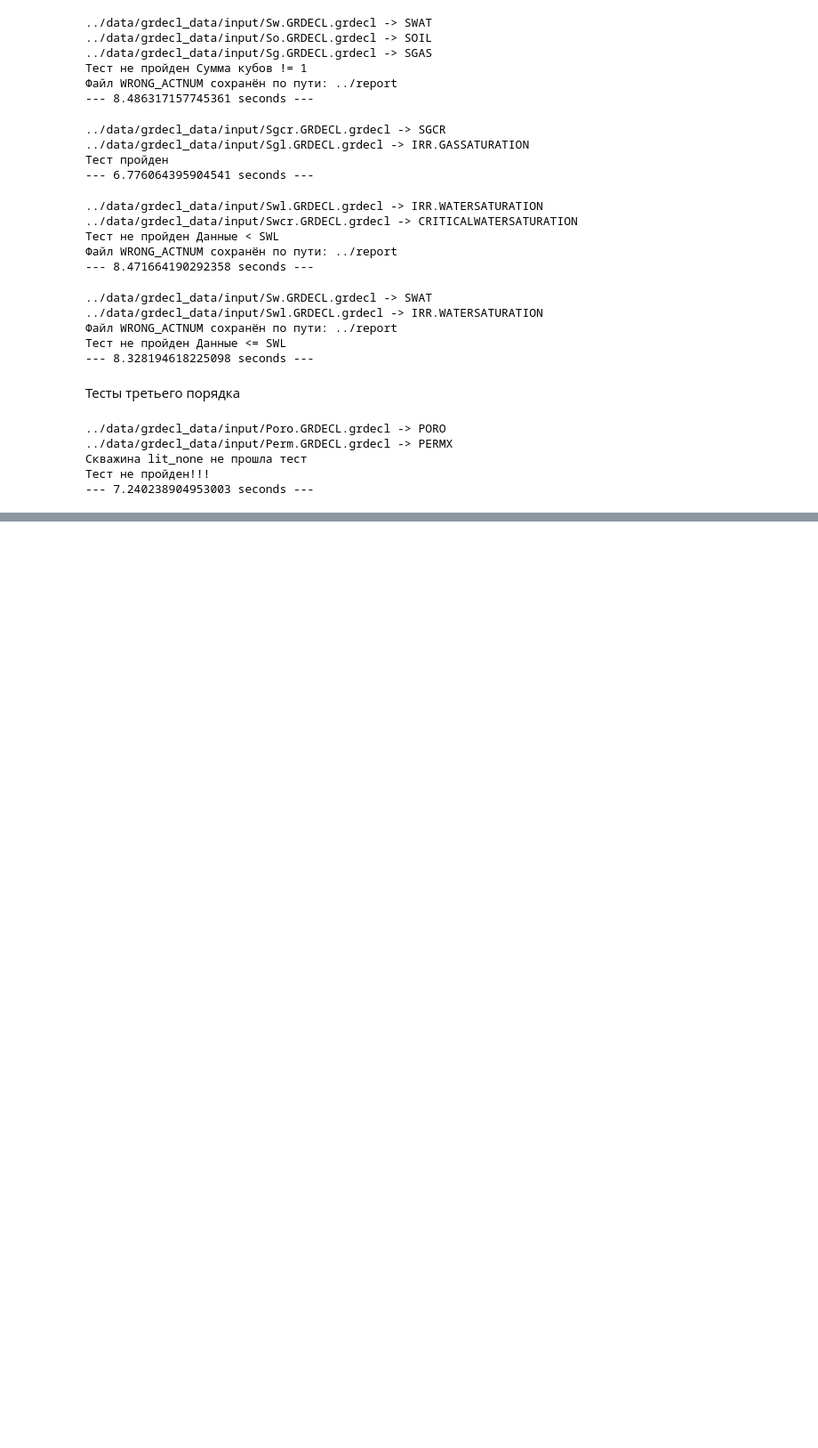
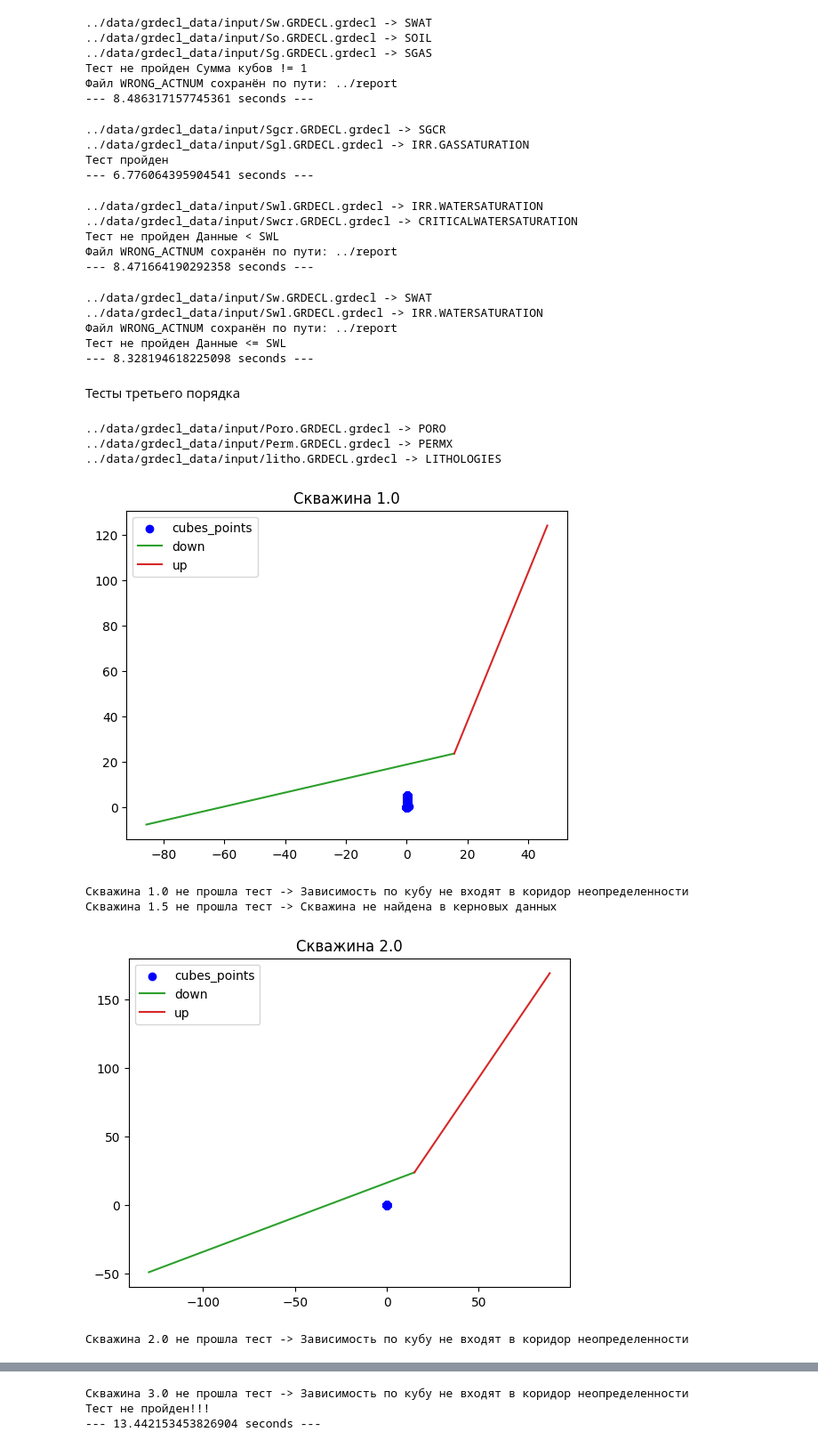
Before and after one commit to Salnikov-MaX/QA_QC_proj, a Jupyter notebook: workflow/user_scenario_cubes.ipynb, the cells around one changed output, grey strips where cells are left out. Shown at 89% size. Cells and saved outputs as stored; diff of their text form; code cells hidden in the pictures; blank space fills up the shorter version.

Commit message:
add draw plot to test_cuber_kern

```diff
--- a/workflow/user_scenario_cubes.ipynb
+++ b/workflow/user_scenario_cubes.ipynb
@@ -174,30 +176,34 @@ print("--- %s seconds ---" % (time.time() - start_time))
 # %% [markdown]
 Тесты третьего порядка
 # %%
+%matplotlib inline
 start_time = time.time()
 df = pd.read_excel(
     "../data/grdecl_data/test_data_kern-cubes.xlsx",
     sheet_name="Лист2"
 )
 kpr = df["Кпр_абс"].to_numpy()
 kp = df["Кп_откр"].to_numpy()
 lit = df["Скважина"].to_numpy()
-kern = QA_QC_kern(kpr=kpr, porosity_open=kp)#,lithotype=lit)
+kern = QA_QC_kern(kpr=kpr, porosity_open=kp,lithotype=lit)
 
 cubes = QA_QC_cubes(
     directory_path="../data/grdecl_data",
     grid_name="GRID",
     qa_qc_kern=kern,
     open_porosity_file_path="../data/grdecl_data/input/Poro.GRDECL.grdecl",
     open_perm_x_file_path="../data/grdecl_data/input/Perm.GRDECL.grdecl",
-    #litatype_file_path="../data/grdecl_data/input/litho.GRDECL.grdecl"
+    litatype_file_path="../data/grdecl_data/input/litho.GRDECL.grdecl"
     )
 
 cubes.test_kern_data_dependence_kpr_kp()
 print("--- %s seconds ---" % (time.time() - start_time))
 # %% [output]
 ../data/grdecl_data/input/Poro.GRDECL.grdecl -> PORO
 ../data/grdecl_data/input/Perm.GRDECL.grdecl -> PERMX
-Скважина lit_none не прошла тест
-Тест не пройден!!!
---- 7.240238904953003 seconds ---
+../data/grdecl_data/input/litho.GRDECL.grdecl -> LITHOLOGIES
+[figure, added]
+Скважина 1.0 не прошла тест -> Зависимость по кубу не входят в коридор неопределенности
+Скважина 1.5 не прошла тест -> Скважина не найдена в керновых данных
+[figure, added]
+Скважина 2.0 не прошла тест -> Зависимость по кубу не входят в коридор неопределенности
@@ -203,0 +211,3 @@ print("--- %s seconds ---" % (time.time() - start_time))
+Скважина 3.0 не прошла тест -> Зависимость по кубу не входят в коридор неопределенности
+Тест не пройден!!!
+--- 13.442153453826904 seconds ---
```
Also changed, not shown: parts of 3 cells of this notebook, 4 other files.
